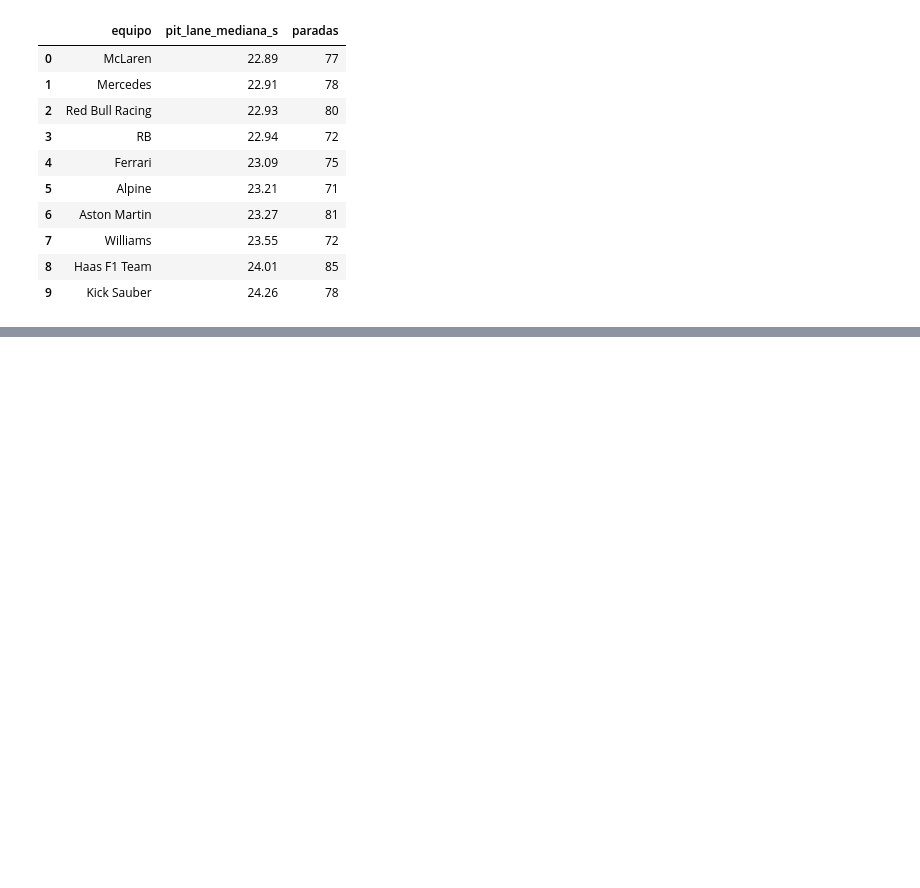
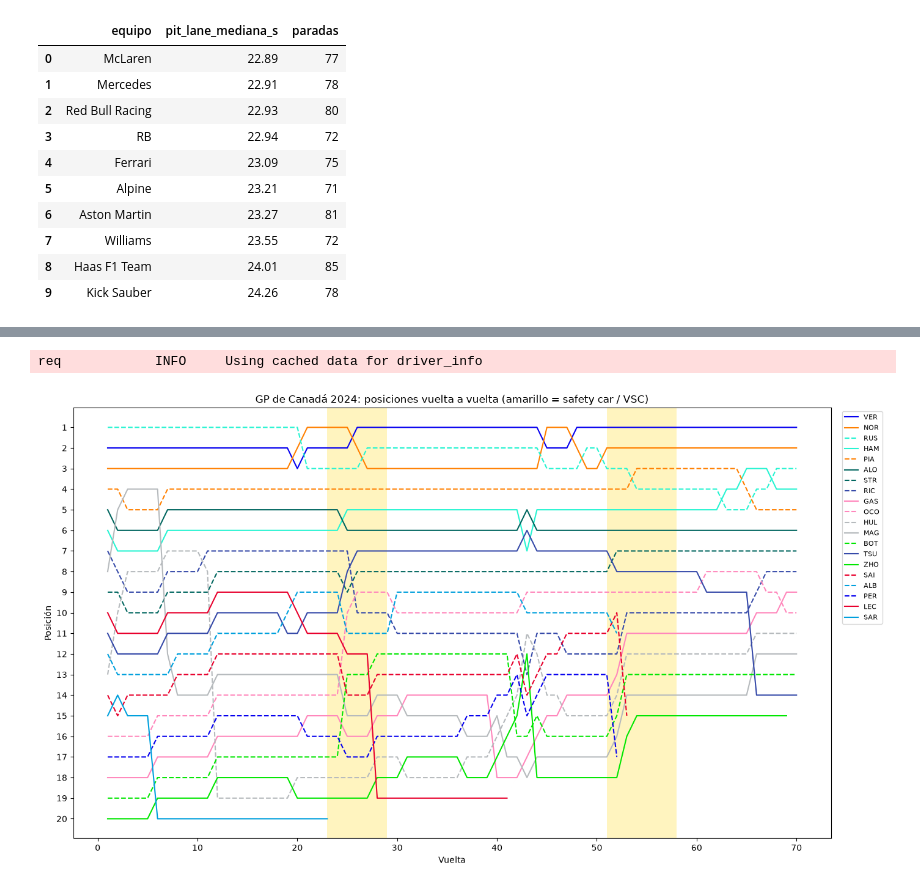
Before and after one commit to wewesito/f1-strategy-analytics, a Jupyter notebook: 01_exploracion.ipynb, the cells around one changed output, grey strips where cells are left out. Drawn from its saved outputs; the diff is of its cells as text; code cells hidden in the pictures; blank space fills up the shorter version.

Commit message:
Día R6: gráficos de posiciones y diferencia con el líder con safety car sombreado

```diff
--- a/01_exploracion.ipynb
+++ b/01_exploracion.ipynb
@@ -639,0 +661,21 @@ con.close()
+# %%
+import fastf1
+import fastf1.plotting
+import matplotlib.pyplot as plt
+
+fastf1.Cache.enable_cache('cache')
+session = fastf1.get_session(2024, 'Canada', 'R')
+session.load(telemetry=False, weather=False, messages=False)
+laps = session.laps
+
+# Vueltas con safety car (4) o VSC (6, 7) en algún momento
+neutralizada = laps.groupby('LapNumber')['TrackStatus'].agg(
+    lambda s: s.astype(str).str.contains('4|6|7').any()
+)
+vueltas_sc = neutralizada[neutralizada].index.tolist()
+print('Vueltas neutralizadas:', vueltas_sc)
+
+def sombrear_sc(ax):
+    """Sombrea en amarillo las vueltas con safety car o VSC."""
+    for v in vueltas_sc:
+        ax.axvspan(v - 1, v, color='gold', alpha=0.25, lw=0)
@@ -639,0 +694,24 @@ con.close()
+# %%
+fig, ax = plt.subplots(figsize=(14, 8))
+
+for num in session.drivers:
+    piloto = session.get_driver(num)['Abbreviation']
+    datos = laps.pick_drivers(piloto)
+    # Color del equipo + tipo de línea distinto para cada compañero
+    estilo = fastf1.plotting.get_driver_style(
+        identifier=piloto, style=['color', 'linestyle'], session=session
+    )
+    ax.plot(datos['LapNumber'], datos['Position'], label=piloto, **estilo)
+
+sombrear_sc(ax)
+ax.invert_yaxis()                  # el 1º arriba
+ax.set_yticks(range(1, 21))
+ax.set_xlabel('Vuelta')
+ax.set_ylabel('Posición')
+ax.set_title('GP de Canadá 2024: posiciones vuelta a vuelta (amarillo = safety car / VSC)')
+ax.legend(bbox_to_anchor=(1.01, 1), loc='upper left', fontsize=8)
+plt.tight_layout()
+plt.show()
+# %% [output]
+req            INFO     Using cached data for driver_info
+[figure, added]
```
Also changed, not shown: parts of 5 cells of this notebook.
